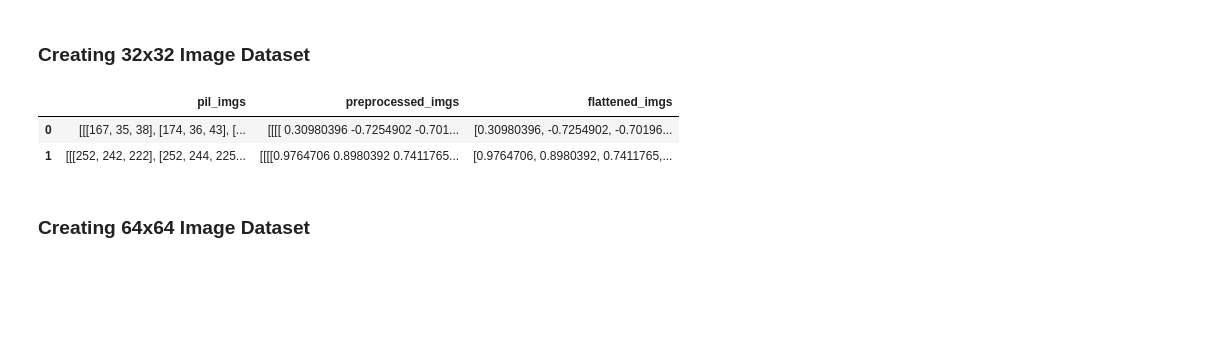
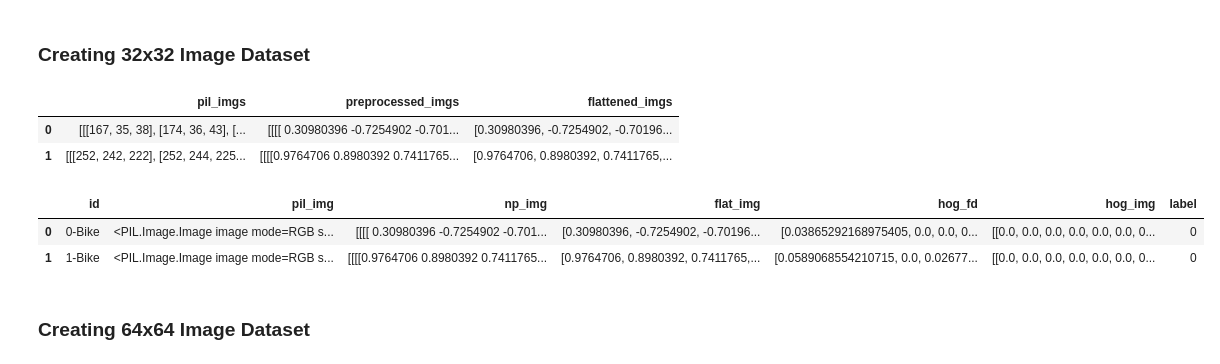
Before and after one commit to tarekel96/Explainable_Computer_Version, a Jupyter notebook: preprocess.ipynb, the cells around one changed output. Saved outputs shown, nothing was run; the diff lists cells and outputs as text; code cells hidden in the pictures; blank space fills up the shorter version.

```diff
--- a/preprocess.ipynb
+++ b/preprocess.ipynb
@@ -146,3 +187,15 @@ df_img_32.head(2)
 | 1 | [[[252, 242, 222], [252, 244, 225... | [[[[0.9764706 0.8980392 0.7411765... | [0.9764706, 0.8980392, 0.7411765,... |
 # %%
 np.save(file=CAR_BIKE_DIR + '/32/df_img_32.npy', arr=df_img_32.to_numpy(), allow_pickle=True)
+# %%
+df_hog_32 = create_df_hog(
+    df=df_img_files,
+    img_scale=32,
+    interpolation='lanczos'
+)
+# %%
+df_hog_32.head(2)
+# %% [output]
+|  | id | pil_img | np_img | flat_img | hog_fd | hog_img | label |
+| 0 | 0-Bike | <PIL.Image.Image image mode=RGB s... | [[[[ 0.30980396 -0.7254902 -0.701... | [0.30980396, -0.7254902, -0.70196... | [0.03865292168975405, 0.0, 0.0, 0... | [[0.0, 0.0, 0.0, 0.0, 0.0, 0.0, 0... | 0 |
+| 1 | 1-Bike | <PIL.Image.Image image mode=RGB s... | [[[[0.9764706 0.8980392 0.7411765... | [0.9764706, 0.8980392, 0.7411765,... | [0.0589068554210715, 0.0, 0.02677... | [[0.0, 0.0, 0.0, 0.0, 0.0, 0.0, 0... | 0 |
```
Also changed, not shown: parts of 16 cells of this notebook.
